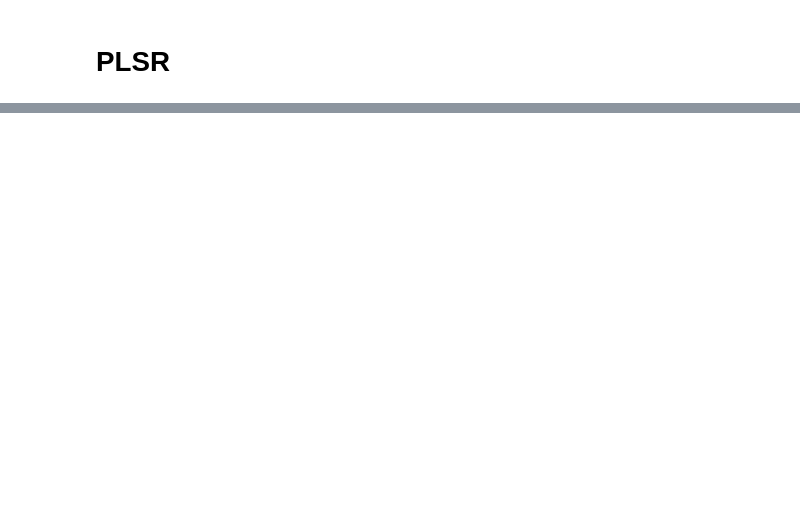
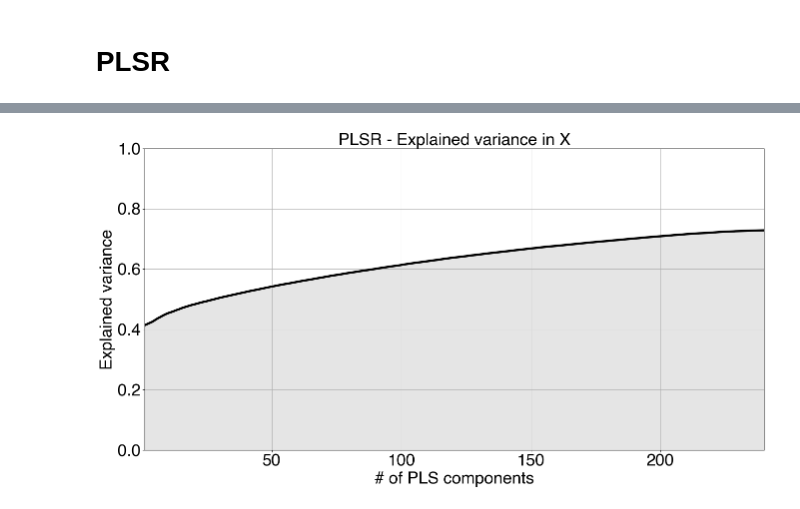
Before and after one commit to cosmourao/thesis, a Jupyter notebook: code/real/PLSR.ipynb, the cells around one changed output, grey strips where cells are left out. Saved outputs shown, nothing was run; the diff lists cells and outputs as text; code cells hidden in the pictures; blank space fills up the shorter version.

```diff
--- a/code/real/PLSR.ipynb
+++ b/code/real/PLSR.ipynb
@@ -101,0 +74,24 @@ px.area(
+# %%
+import plotly.express as px
+
+
+exp_var_cumulX = np.cumsum(expln_var_X)
+
+fig = plt.figure(figsize = (20,10), dpi = 80)
+plt.title('PLSR - Explained variance in X', fontsize = 30)
+plt.ylim(0, 1)
+plt.xlim(1,240)
+plt.xlabel('# of PLS components', fontsize = 30)
+plt.ylabel('Explained variance', fontsize = 30)
+plt.plot(
+    range(1, exp_var_cumulX.shape[0] + 1),
+    exp_var_cumulX,
+    color = 'black', lw = 4
+)
+plt.fill_between(range(1, exp_var_cumulX.shape[0] + 1), exp_var_cumulX, color = 'black', alpha = 0.1)
+plt.tick_params(axis='both', which='major', labelsize=30)
+plt.grid()
+plt.savefig('../../figures/plsr-explained-variance.png')
+plt.show()
+# %% [output]
+[figure, added]
```
Also changed, not shown: parts of 15 cells of this notebook, 3 other files.
